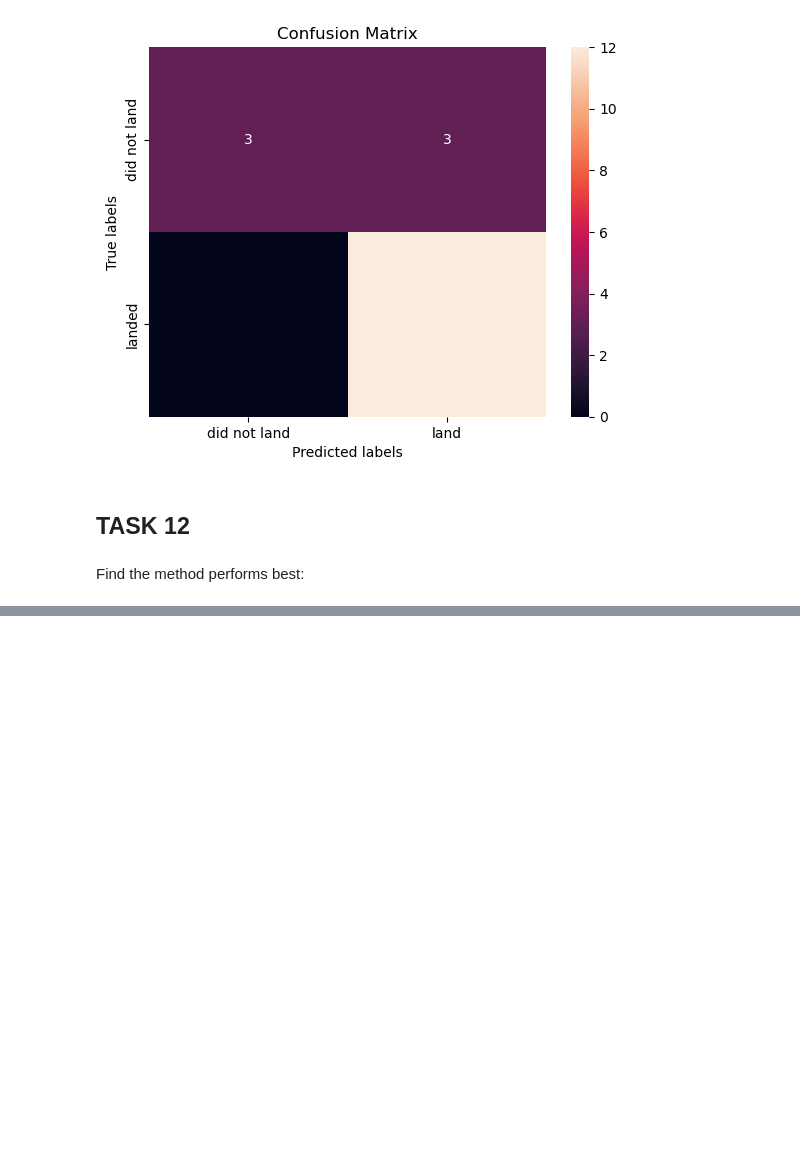
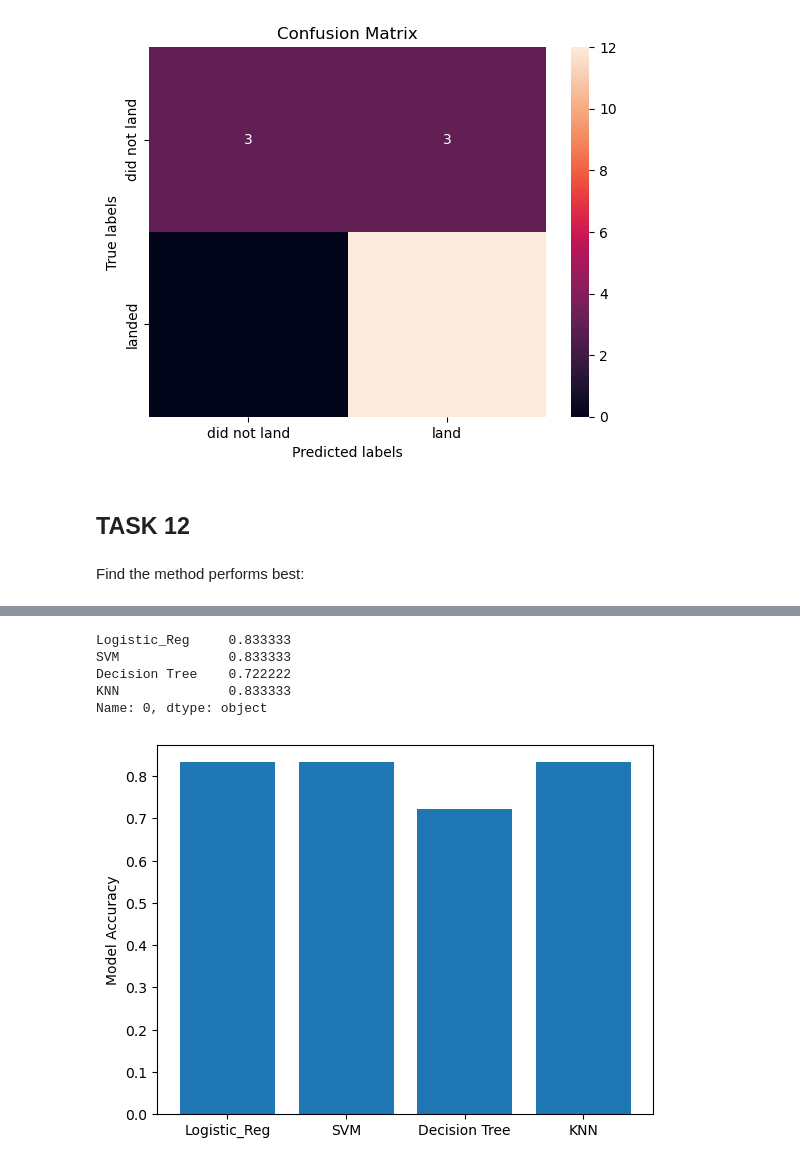
Before and after one commit to mxteen/courses, a Jupyter notebook: IBM_DataScience_certification/10_Applied Data Science Capstone/8_SpaceX_Machine_Learning_Prediction.ipynb, the cells around one changed output, grey strips where cells are left out. Saved outputs shown, nothing was run; the diff lists cells and outputs as text; code cells hidden in the pictures; blank space fills up the shorter version.

```diff
--- a/IBM_DataScience_certification/10_Applied Data Science Capstone/8_SpaceX_Machine_Learning_Prediction.ipynb
+++ b/IBM_DataScience_certification/10_Applied Data Science Capstone/8_SpaceX_Machine_Learning_Prediction.ipynb
@@ -441 +441,16 @@ Report.transpose()
 | KNN | 0.833333 |
+# %%
+accuracies = Report.transpose()[0][1:]
+accuracies
+# %% [output]
+Logistic_Reg     0.833333
+SVM              0.833333
+Decision Tree    0.722222
+KNN              0.833333
+Name: 0, dtype: object
+# %%
+plt.bar(accuracies.index, accuracies.values)
+plt.ylabel('Model Accuracy')
+plt.show()
+# %% [output]
+[figure, added]
```
Also changed, not shown: parts of 5 cells of this notebook, 3 other files.
